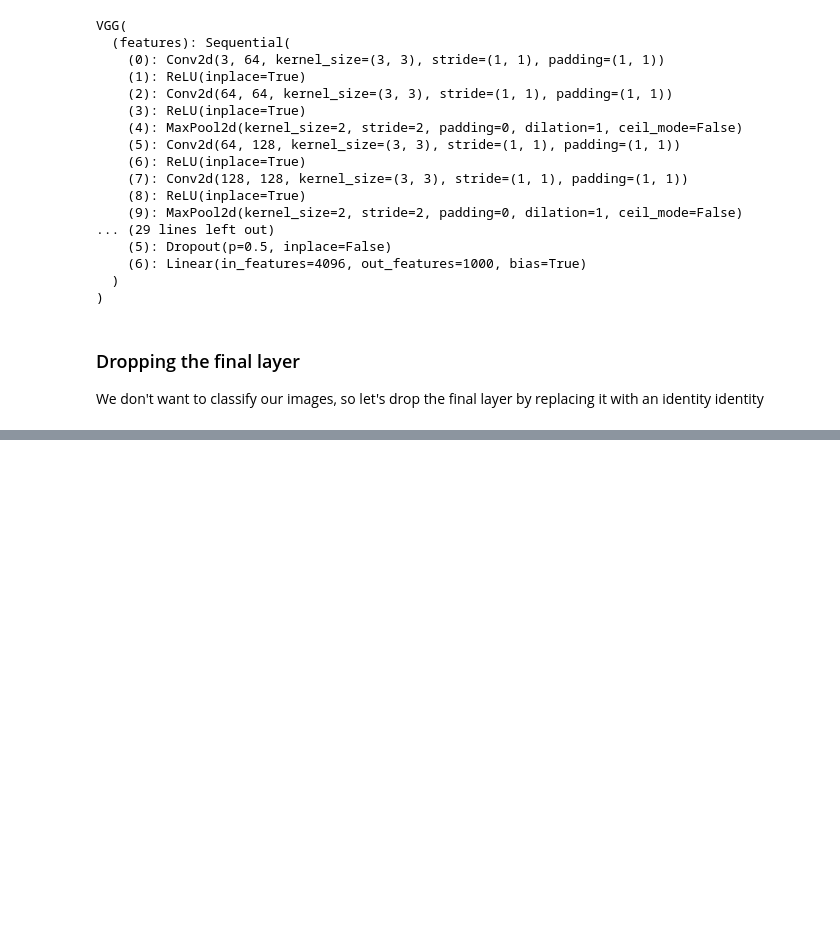
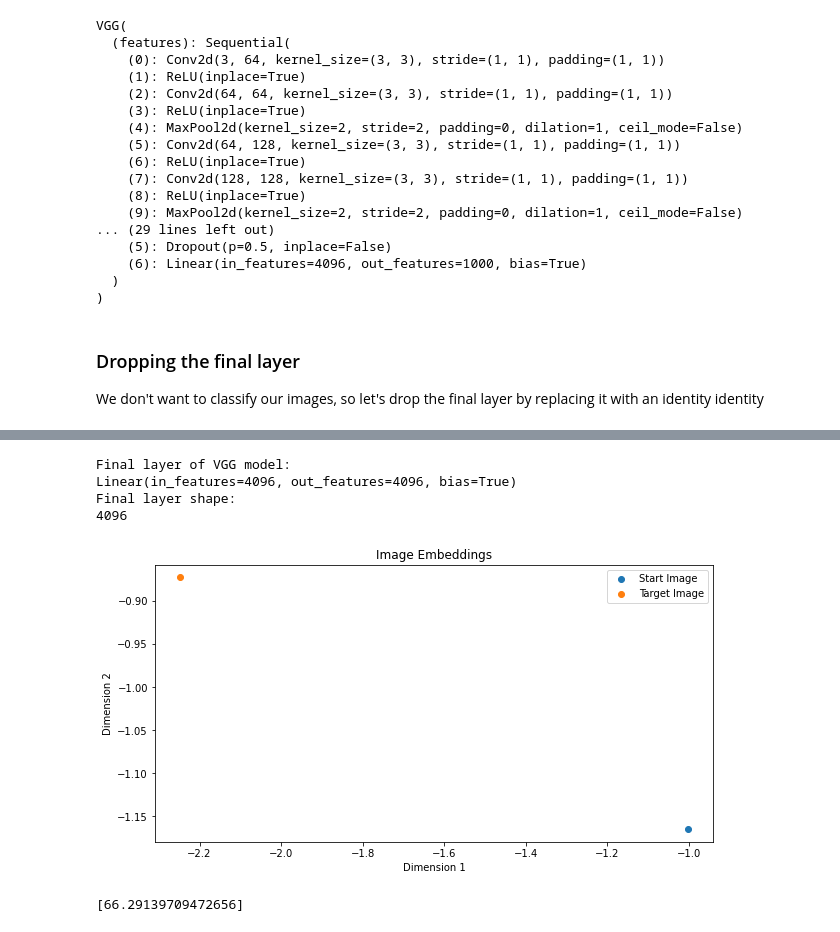
Before and after one commit to hmd101/plenoptic, a Jupyter notebook: examples/05_01_geodasics_sandbox.ipynb, the cells around one changed output, grey strips where cells are left out. Drawn from its saved outputs; the diff is of its cells as text; code cells hidden in the pictures; blank space fills up the shorter version.

Commit message:
l2 distance

```diff
--- a/examples/05_01_geodasics_sandbox.ipynb
+++ b/examples/05_01_geodasics_sandbox.ipynb
@@ -210,0 +244,7 @@ AttributeError: 'VGG' object has no attribute 'copy'
+# %%
+# copy the vgg model and remove the last layer
+vgg_model = copy.deepcopy(vgg_model_original)
+# replace the final layer with an identiy layer
+#vgg_model.classifier[-1] = nn.Identity()
+# drop the final three layers of the network
+vgg_model.classifier = vgg_model.classifier[:-3] # we don't want the last three layers (relu, dropout, and fc)
@@ -210,0 +271,12 @@ AttributeError: 'VGG' object has no attribute 'copy'
+# %%
+# Print the final layer of the VGG model
+print("Final layer of VGG model:")
+print(vgg_model.classifier[-1])
+# print the shape of the final layer
+print("Final layer shape:")
+print(vgg_model.classifier[-1].out_features)
+# %% [output]
+Final layer of VGG model:
+Linear(in_features=4096, out_features=4096, bias=True)
+Final layer shape:
+4096
@@ -210,0 +317,34 @@ AttributeError: 'VGG' object has no attribute 'copy'
+# %%
+# unpack embedding tuple into two lists
+embeddings = get_image_embeddings(image_pairs=image_pairs, model=vgg_model)
+emb_start, emb_target = zip(*embeddings)
+# %%
+# plot the two embeddings in a 2D space
+def plot_embeddings(embeddings, title="Image Embeddings"):
+    """
+    Plots the embeddings in a 2D space.
+
+    Args:
+        embeddings (list of tuples): List of tuples where each tuple contains embeddings for a pair of images.
+        title (str): Title of the plot (default: "Image Embeddings").
+    """
+    # Unpack the embeddings
+    emb_start, emb_target = zip(*embeddings)
+
+    # Convert the embeddings to numpy arrays
+    emb_start = to_numpy(torch.cat(emb_start))
+    emb_target = to_numpy(torch.cat(emb_target))
+
+    # Create a scatter plot
+    plt.figure(figsize=(10, 5))
+    plt.scatter(emb_start[:, 0], emb_start[:, 1], label='Start Image')
+    plt.scatter(emb_target[:, 0], emb_target[:, 1], label='Target Image')
+    plt.title(title)
+    plt.xlabel('Dimension 1')
+    plt.ylabel('Dimension 2')
+    plt.legend()
+    plt.show()
+# %%
+plot_embeddings(embeddings, title="Image Embeddings")
+# %% [output]
+[figure, added]
@@ -210,0 +372,4 @@ AttributeError: 'VGG' object has no attribute 'copy'
+# %%
+compute_distance(embeddings)
+# %% [output]
+[66.29139709472656]
```
Also changed, not shown: parts of 9 cells of this notebook.
